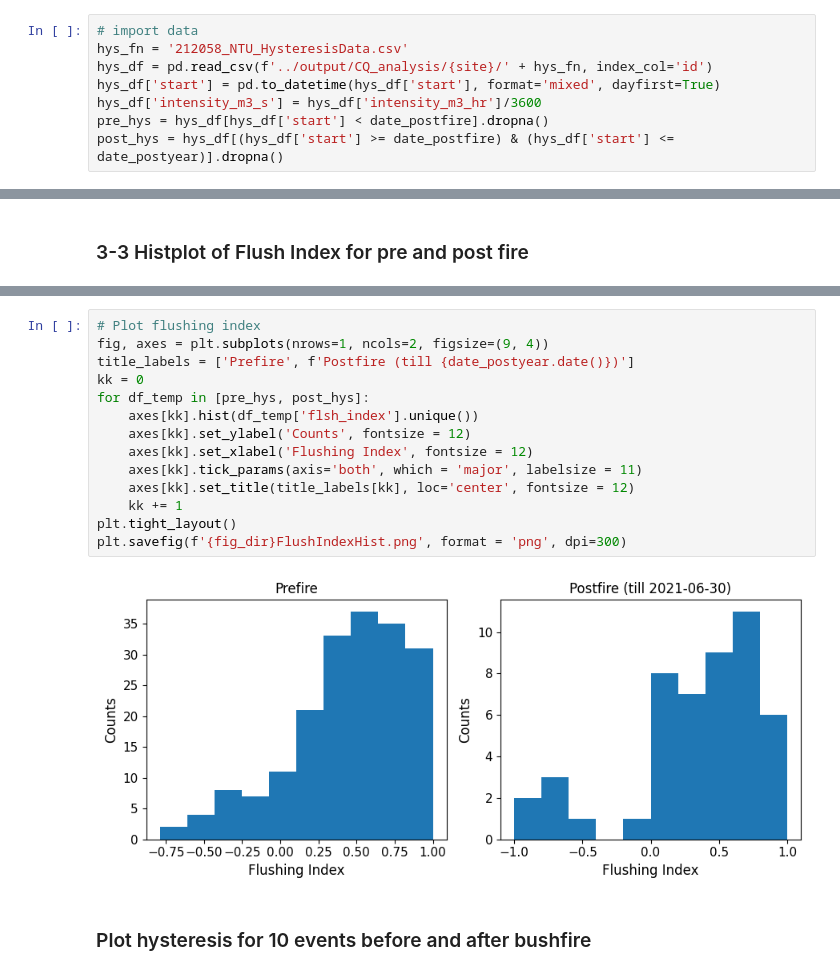
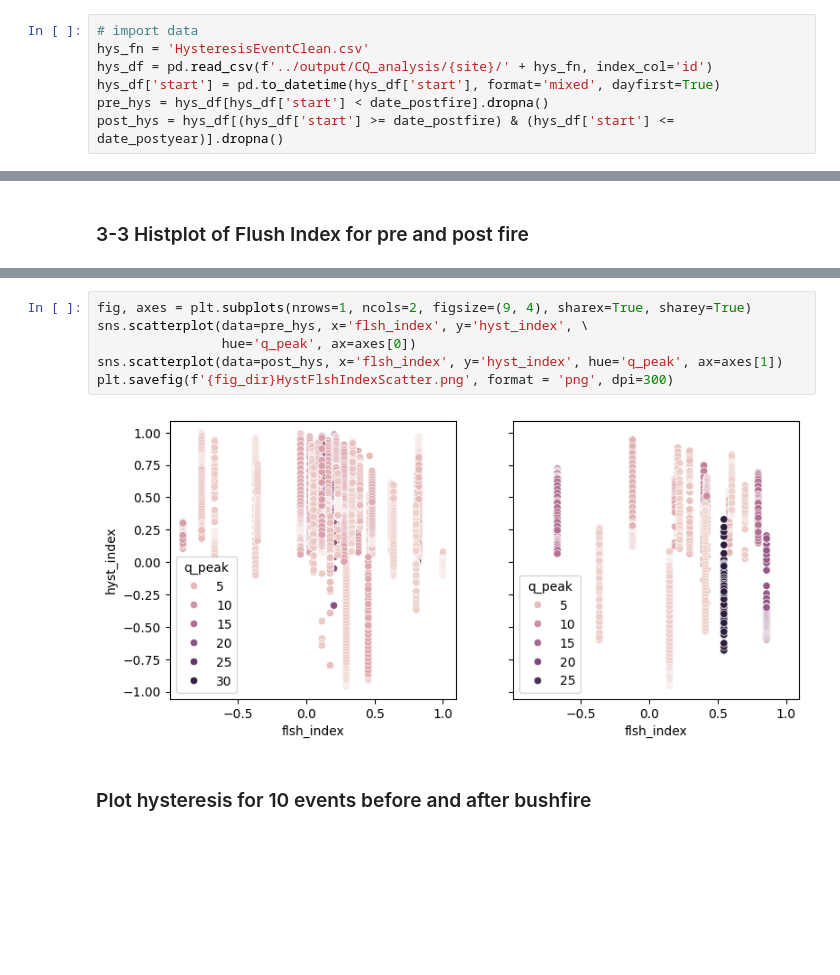
Before and after one commit to QianWanghhu/BushFireWQ, a Jupyter notebook: src/Explore_212058_CQ.ipynb, the cells around one changed output, grey strips where cells are left out. Drawn from its saved outputs; the diff is of its cells as text; blank space fills up the shorter version.

```diff
--- a/src/Explore_212058_CQ.ipynb
+++ b/src/Explore_212058_CQ.ipynb
@@ -136,9 +136,8 @@ plot_storm_cq(data_comb, x_lab, y_lab, freq, site, date_postfire, 'comb', colors
 ## 3-2 Plot hysteresis index
 # %%
 # import data
-hys_fn = '212058_NTU_HysteresisData.csv'
+hys_fn = 'HysteresisEventClean.csv'
 hys_df = pd.read_csv(f'../output/CQ_analysis/{site}/' + hys_fn, index_col='id')
 hys_df['start'] = pd.to_datetime(hys_df['start'], format='mixed', dayfirst=True)
-hys_df['intensity_m3_s'] = hys_df['intensity_m3_hr']/3600
 pre_hys = hys_df[hys_df['start'] < date_postfire].dropna()
 post_hys = hys_df[(hys_df['start'] >= date_postfire) & (hys_df['start'] <= date_postyear)].dropna()
@@ -176,18 +146,10 @@ plt.savefig(f'{fig_dir}HystIndexHist.png', format = 'png', dpi=300)
-# %%
-# Plot flushing index
-fig, axes = plt.subplots(nrows=1, ncols=2, figsize=(9, 4))
-title_labels = ['Prefire', f'Postfire (till {date_postyear.date()})']
-kk = 0
-for df_temp in [pre_hys, post_hys]:
-    axes[kk].hist(df_temp['flsh_index'].unique())
-    axes[kk].set_ylabel('Counts', fontsize = 12)
-    axes[kk].set_xlabel('Flushing Index', fontsize = 12)
-    axes[kk].tick_params(axis='both', which = 'major', labelsize = 11)
-    axes[kk].set_title(title_labels[kk], loc='center', fontsize = 12)
-    kk += 1
-plt.tight_layout()
-plt.savefig(f'{fig_dir}FlushIndexHist.png', format = 'png', dpi=300)
-# %% [output]
-[figure, removed]
+# %%
+fig, axes = plt.subplots(nrows=1, ncols=2, figsize=(9, 4), sharex=True, sharey=True)
+sns.scatterplot(data=pre_hys, x='flsh_index', y='hyst_index', \
+                hue='q_peak', ax=axes[0])
+sns.scatterplot(data=post_hys, x='flsh_index', y='hyst_index', hue='q_peak', ax=axes[1])
+plt.savefig(f'{fig_dir}HystFlshIndexScatter.png', format = 'png', dpi=300)
+# %% [output]
+[figure, added]
 # %% [markdown]
 ### Plot hysteresis for 10 events before and after bushfire
```
Also changed, not shown: parts of 11 cells of this notebook, 15 other files.
